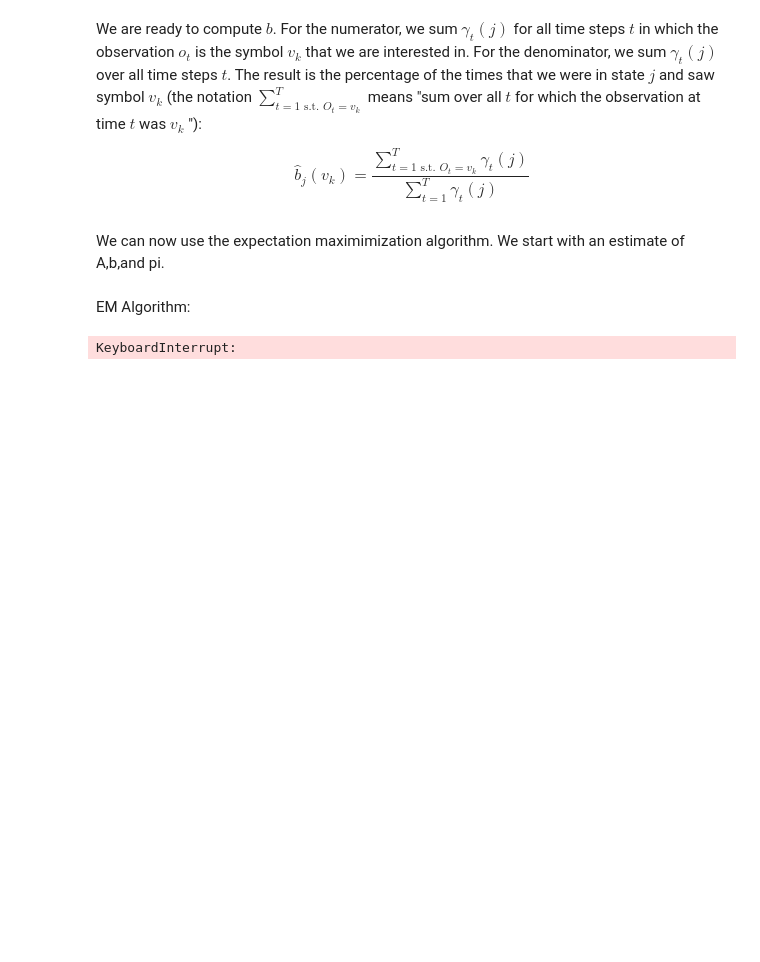
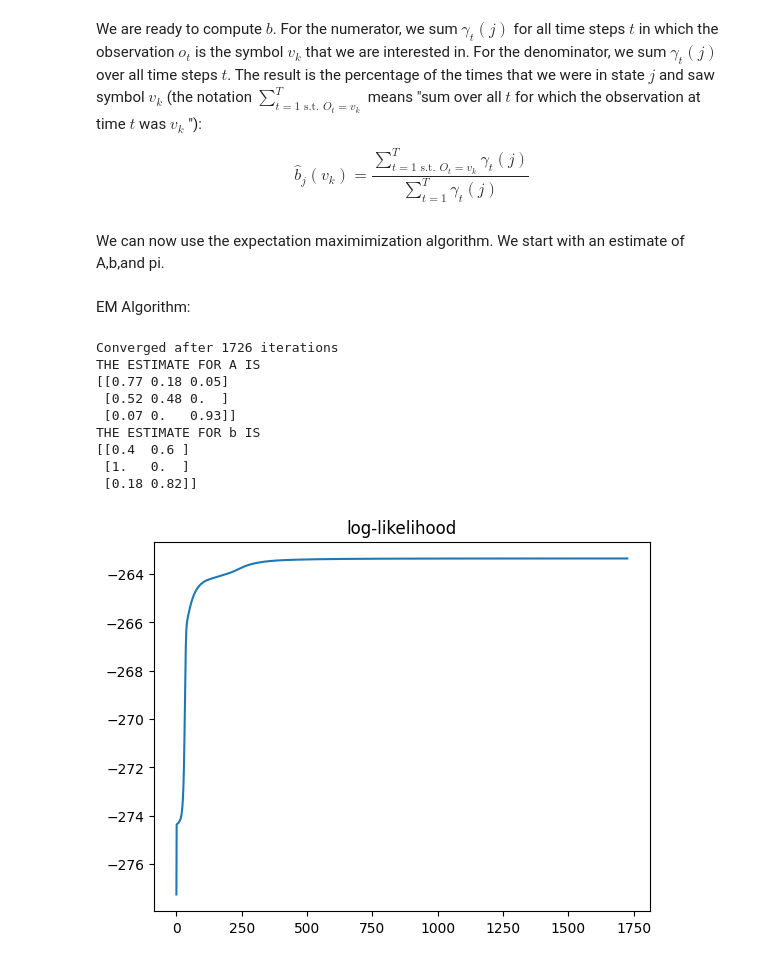
Before and after one commit to lmb2327/HMM, a Jupyter notebook: HMM_in progres.ipynb, the cells around one changed output. Cells and saved outputs as stored; diff of their text form; code cells hidden in the pictures; blank space fills up the shorter version.

```diff
--- a/HMM_in progres.ipynb
+++ b/HMM_in progres.ipynb
@@ -381,9 +365,9 @@ def compute_bhat(N,gamma,observations):
 We can now use the expectation maximimization algorithm. We start with an estimate of A,b,and pi.
 # %%
 #As an initial guess, we can assume some persistence in the model
-A_hat = np.array([[0.6,0.3,0.1],
-                  [0.2,0.6,0.2],
-                  [0.1,0.2,0.7]])
+A_hat = np.array([[1/3,1/3,1/3],
+                  [1/3,1/3,1/3],
+                  [1/3,1/3,1/3]])
 
 #We can also start by assuming there is an up-bias, down bias and neutral state
 b_hat = np.array([[0.6,0.4],
@@ -396,7 +380,10 @@ pi_hat = np.array([1/3,1/3,1/3])
 EM Algorithm:
 # %%
 def EM(N,T,A_hat,b_hat,pi_hat,observations):
-    iterations = 10000
+    iterations = 3000
+    threshold = 0.000001
+    prev_log_likelihood = -np.inf
+    logr = []
 
     for i in range(iterations):
         #Expectation step
@@ -407,29 +394,41 @@ def EM(N,T,A_hat,b_hat,pi_hat,observations):
         xi_hat = comptute_xi(N,T,A_hat,b_hat,observations,forw,back,forwprob)
 
         #M-step
-        A_hat_n = compute_ahat(xi_hat,N)
-        b_hat_n = compute_bhat(N,gam,observations)
-        pi_hat = gam[:,0]
+        A_hat = compute_ahat(xi_hat,N)
+        b_hat = compute_bhat(N,gam,observations)
+        #pi_hat = gam[:,0]
 
+        # Calculate the log-likelihood
+        log_likelihood = np.log(forwprob)
+        logr.append(log_likelihood)
 
-        #difference
-        sad = np.sum(np.abs(A_hat_n - A_hat))
+        # Check for convergence
+        if np.abs(log_likelihood - prev_log_likelihood) < threshold:
+            print(f"Converged after {i} iterations")
+            break
 
-        A_hat = A_hat_n
-        b_hat = b_hat_n
-
-        if sad <= 0.0000001:
-            print(f"reached after iteration {i}")
-            break
+        prev_log_likelihood = log_likelihood
 
 
     print("THE ESTIMATE FOR A IS")
     print(np.round(A_hat,2))
     print("THE ESTIMATE FOR b IS")
     print(np.round(b_hat,2))
-    print("THE ESTIMATE FOR pi IS")
-    print(pi_hat)
+
+
+    plt.plot(logr)
+    plt.title("log-likelihood")
+    plt.show()
 # %%
-EM(N,T,A,b,pi,observations)
+EM(N,T,A_hat,b_hat,pi_hat,observations)
 # %% [output]
-KeyboardInterrupt:
+Converged after 1726 iterations
+THE ESTIMATE FOR A IS
+[[0.77 0.18 0.05]
+ [0.52 0.48 0.  ]
+ [0.07 0.   0.93]]
+THE ESTIMATE FOR b IS
+[[0.4  0.6 ]
+ [1.   0.  ]
+ [0.18 0.82]]
+[figure, added]
```
Also changed, not shown: parts of 5 cells of this notebook.
